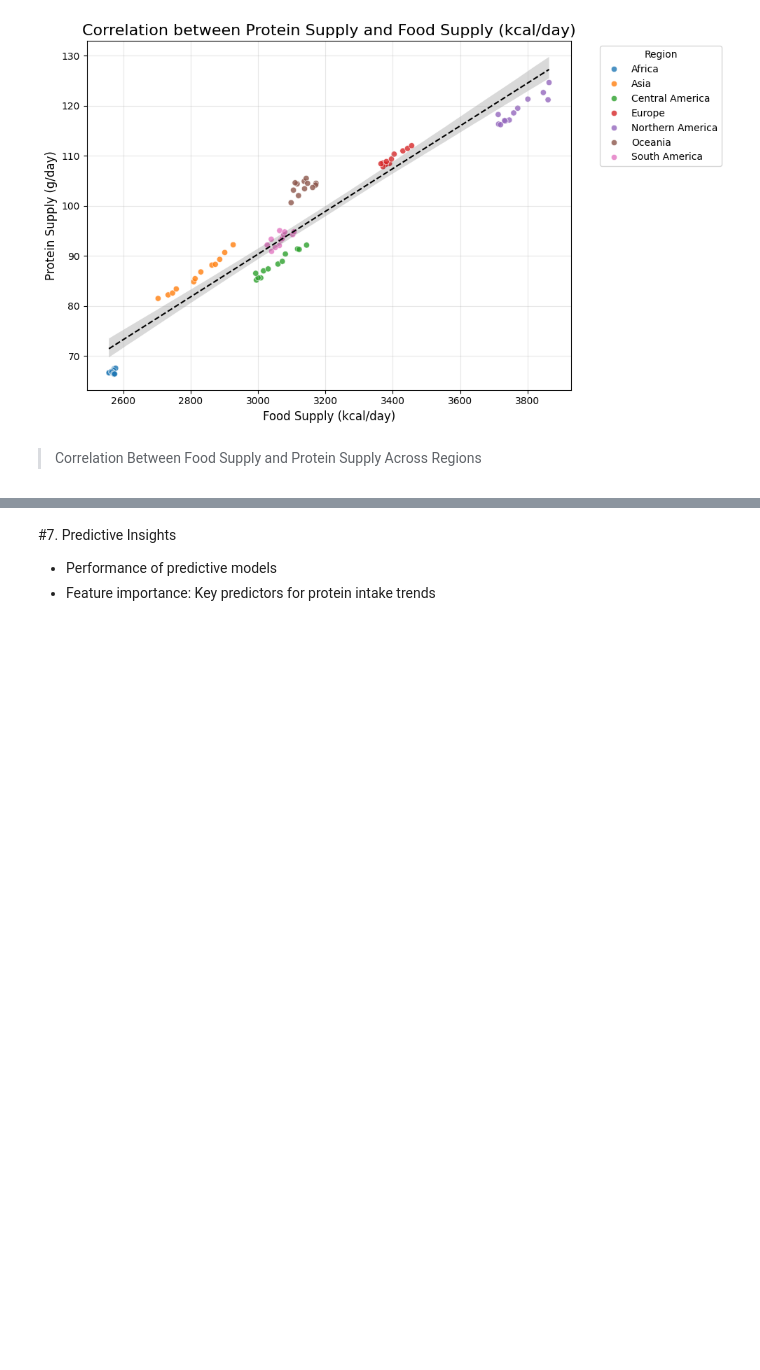
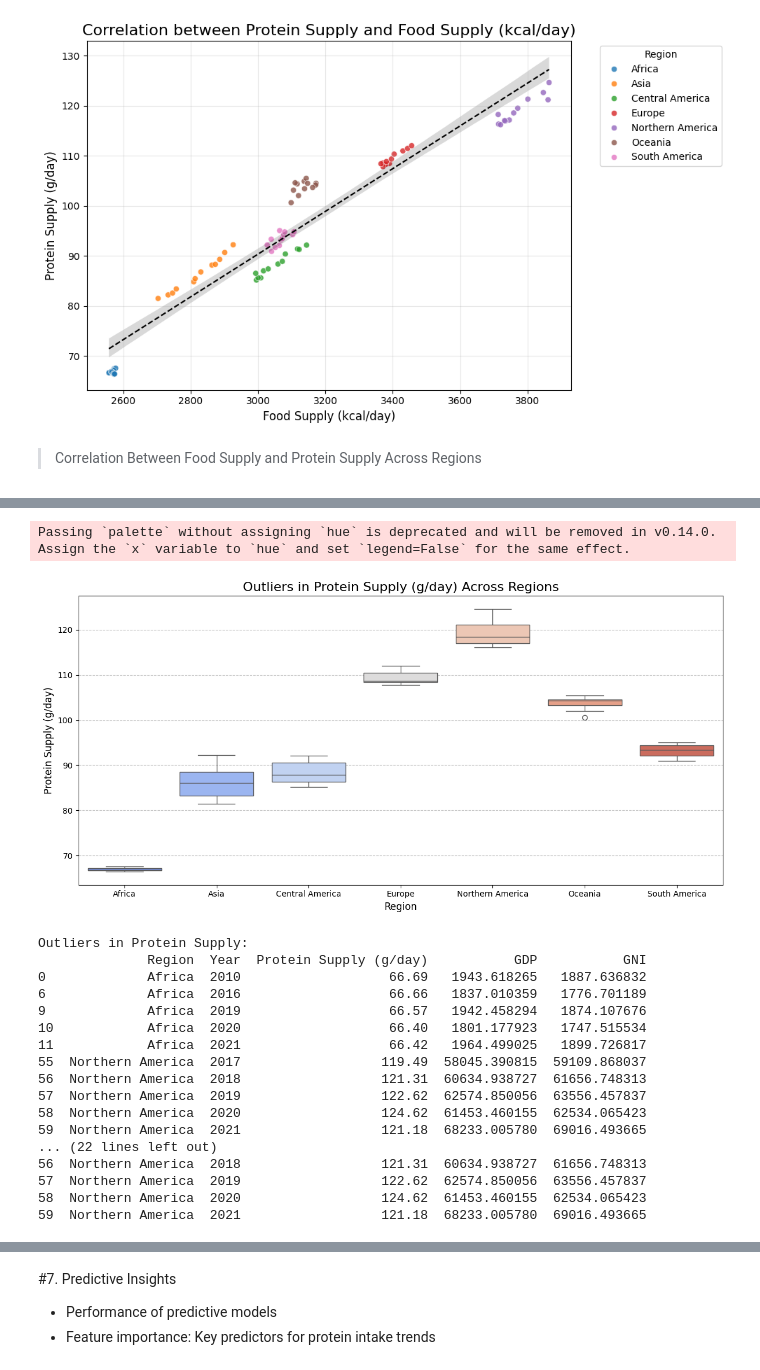
Before and after one commit to vaisenberg/Hackathon_Data_1, a Jupyter notebook: Hackathon_Data_1_lastupdate.ipynb, the cells around one changed output, grey strips where cells are left out. Drawn from its saved outputs; the diff is of its cells as text; code cells hidden in the pictures; blank space fills up the shorter version.

```diff
--- a/Hackathon_Data_1_lastupdate.ipynb
+++ b/Hackathon_Data_1_lastupdate.ipynb
@@ -1506,0 +1536,61 @@ Correlation DataFrame:
+# %%
+import pandas as pd
+import matplotlib.pyplot as plt
+import seaborn as sns
+from google.colab import files
+
+
+uploaded = files.upload()
+
+collected_data = pd.read_csv('collected_data.csv')
+
+# Defining thresholds for outliers (e.g., lower and upper 5% for each metric)
+protein_lower_threshold = collected_data["Protein Supply (g/day)"].quantile(0.05)
+protein_upper_threshold = collected_data["Protein Supply (g/day)"].quantile(0.95)
+gdp_upper_threshold = collected_data["GDP"].quantile(0.95)
+gdp_lower_threshold = collected_data["GDP"].quantile(0.05)
+gni_upper_threshold = collected_data["GNI"].quantile(0.95)
+gni_lower_threshold = collected_data["GNI"].quantile(0.05)
+
+# Filtering for potential outliers in Protein Supply
+outliers_protein = collected_data[
+    (collected_data["Protein Supply (g/day)"] < protein_lower_threshold) |
+    (collected_data["Protein Supply (g/day)"] > protein_upper_threshold)
+]
+
+# Investigating regions with extreme GDP and GNI
+gdp_outliers = collected_data[
+    (collected_data["GDP"] > gdp_upper_threshold) |
+    (collected_data["GDP"] < gdp_lower_threshold)
+]
+
+gni_outliers = collected_data[
+    (collected_data["GNI"] > gni_upper_threshold) |
+    (collected_data["GNI"] < gni_lower_threshold)
+]
+
+
+plt.figure(figsize=(12, 6))
+sns.boxplot(
+    data=collected_data,
+    x="Region",
+    y="Protein Supply (g/day)",
+    palette="coolwarm"
+)
+plt.title("Outliers in Protein Supply (g/day) Across Regions", fontsize=16)
+plt.xlabel("Region", fontsize=12)
+plt.ylabel("Protein Supply (g/day)", fontsize=12)
+plt.grid(axis="y", linestyle="--", alpha=0.7)
+plt.tight_layout()
+plt.show()
+
+
+print("Outliers in Protein Supply:")
+print(outliers_protein[["Region", "Year", "Protein Supply (g/day)", "GDP", "GNI"]])
+
+print("\nRegions with Extreme GDP:")
+print(gdp_outliers[["Region", "Year", "Protein Supply (g/day)", "GDP", "GNI"]])
+
+print("\nRegions with Extreme GNI:")
+print(gni_outliers[["Region", "Year", "Protein Supply (g/day)", "GDP", "GNI"]])
+# %% [output]
@@ -1506,0 +1599,19 @@ Correlation DataFrame:
+Passing `palette` without assigning `hue` is deprecated and will be removed in v0.14.0. Assign the `x` variable to `hue` and set `legend=False` for the same effect.
+[figure, added]
+Outliers in Protein Supply:
+              Region  Year  Protein Supply (g/day)           GDP           GNI
+0             Africa  2010                   66.69   1943.618265   1887.636832
+6             Africa  2016                   66.66   1837.010359   1776.701189
+9             Africa  2019                   66.57   1942.458294   1874.107676
+10            Africa  2020                   66.40   1801.177923   1747.515534
+11            Africa  2021                   66.42   1964.499025   1899.726817
+55  Northern America  2017                  119.49  58045.390815  59109.868037
+56  Northern America  2018                  121.31  60634.938727  61656.748313
+57  Northern America  2019                  122.62  62574.850056  63556.457837
+58  Northern America  2020                  124.62  61453.460155  62534.065423
+59  Northern America  2021                  121.18  68233.005780  69016.493665
+... (22 lines left out)
+56  Northern America  2018                  121.31  60634.938727  61656.748313
+57  Northern America  2019                  122.62  62574.850056  63556.457837
+58  Northern America  2020                  124.62  61453.460155  62534.065423
+59  Northern America  2021                  121.18  68233.005780  69016.493665
```
Also changed, not shown: parts of 29 cells of this notebook.
